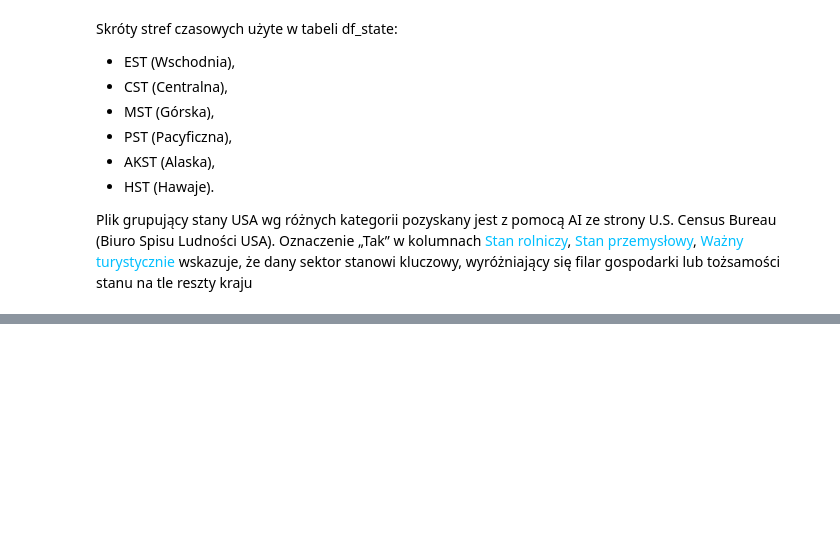
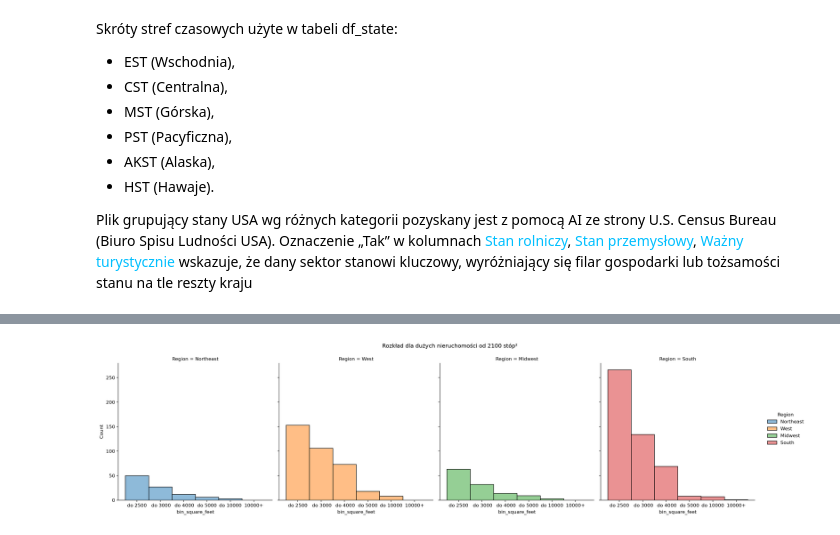
Before and after one commit to michalinahinc/Kurs_Analiza, a Jupyter notebook: pliki_robocze/Analiza_GK.ipynb, the cells around one changed output, grey strips where cells are left out. Drawn from its saved outputs; the diff is of its cells as text; code cells hidden in the pictures; blank space fills up the shorter version.

```diff
--- a/pliki_robocze/Analiza_GK.ipynb
+++ b/pliki_robocze/Analiza_GK.ipynb
@@ -151,0 +115,8 @@ plt.show()
+# %%
+df3 = df[(df["square_feet"] > 2100)]
+df3["bin_square_feet"] = pd.cut(
+    df3["square_feet"],
+    bins=[2100,2500,3000, 4000, 5000, 10000, float("inf")],
+    labels=["do 2500", " do 3000", " do 4000", "do 5000","do 10000", "10000+"]
+)
+#df3.head(3)
@@ -151,0 +148,12 @@ plt.show()
+# %%
+sns.displot(
+    data=df3,
+    x="bin_square_feet",
+    col="Region",
+    hue="Region"
+)
+
+plt.suptitle("Rozkład dla dużych nieruchomości od 2100 stóp² ", y=1.05)
+plt.show()
+# %% [output]
+[figure, added]
```
Also changed, not shown: parts of 10 cells of this notebook, 2 other files.
